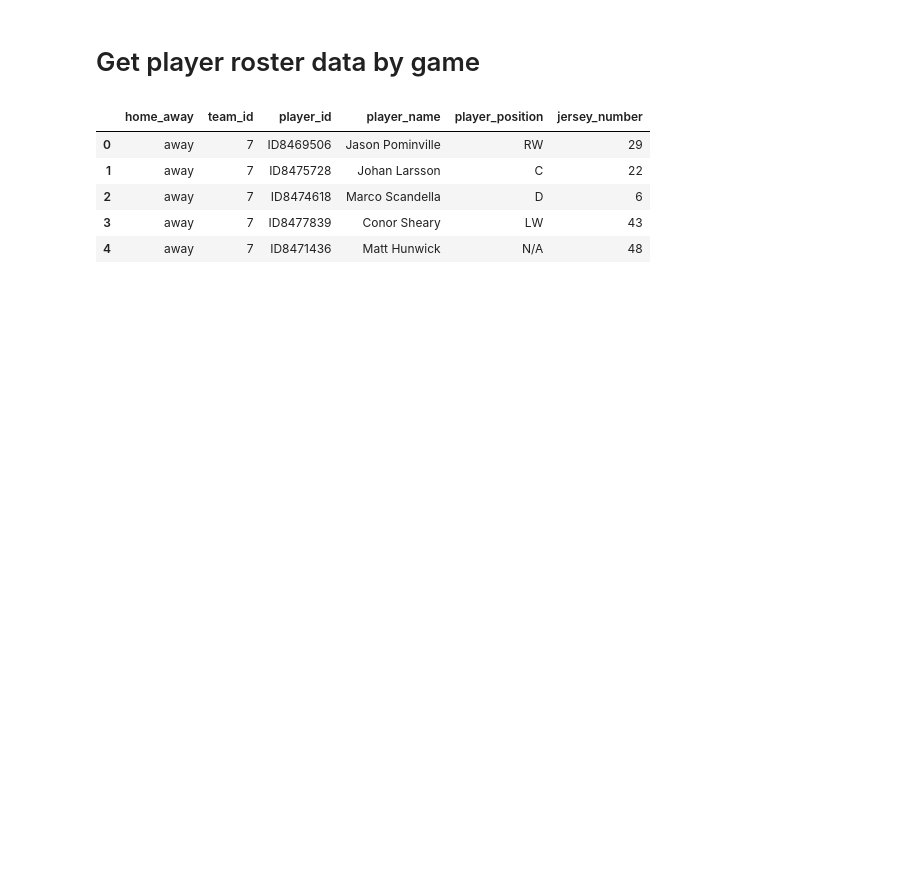
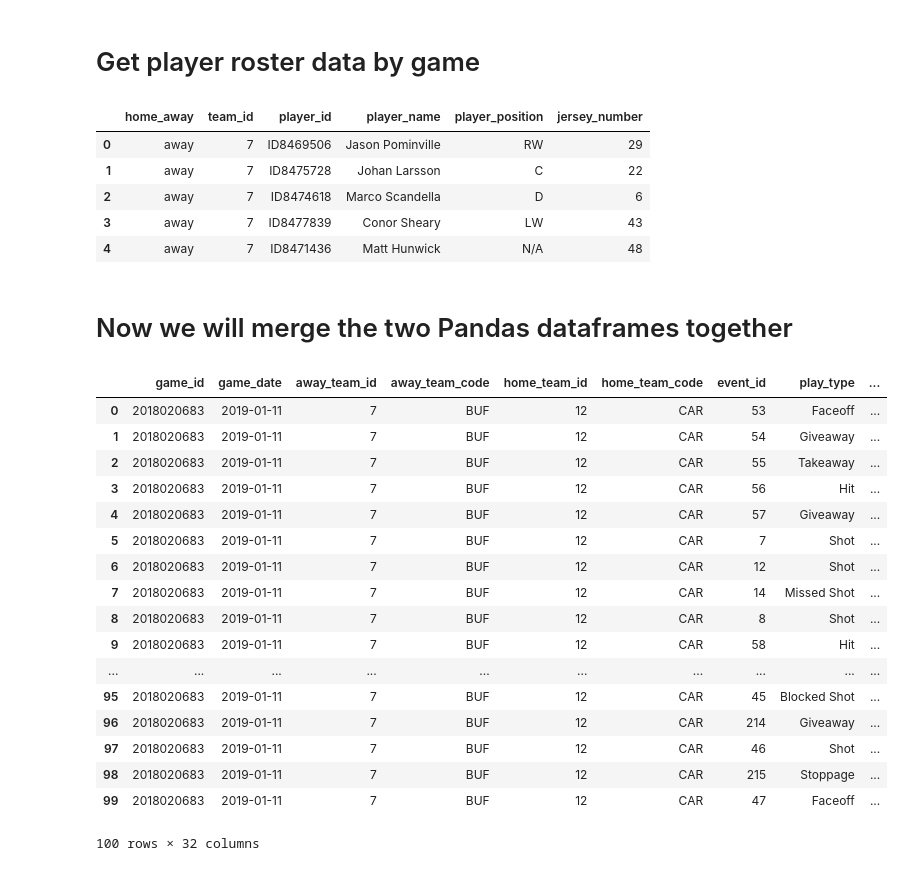
Before and after one commit to yanniskatsaros/hockey-analytics, a Jupyter notebook: nhl-merged-data.ipynb, the cells around one changed output. Cells and saved outputs as stored; diff of their text form; code cells hidden in the pictures; blank space fills up the shorter version.

```diff
--- a/nhl-merged-data.ipynb
+++ b/nhl-merged-data.ipynb
@@ -524,3 +364,39 @@ players.head()
 | 2 | away | 7 | ID8474618 | Marco Scandella | D | 6 |
 | 3 | away | 7 | ID8477839 | Conor Sheary | LW | 43 |
 | 4 | away | 7 | ID8471436 | Matt Hunwick | N/A | 48 |
+# %% [markdown]
+# Now we will merge the two Pandas dataframes together
+# %%
+plays_merge = plays_api.merge(plays_scrape[
+                             ['game_id',
+                              'period',
+                              'play_type_id',
+                              'time_elapsed',
+                              'strength',
+                              'away_on_ice',
+                              'home_on_ice',
+                              'away_1','away_2','away_3','away_4','away_5','away_6',
+                              'home_1','home_2','home_3','home_4','home_5','home_6'
+                             ]
+                            ], how = 'inner', on = ['game_id', 'period', 'play_type_id', 'time_elapsed'])
+
+plays_merge.head(100)
+# %% [output]
+|  | game_id | game_date | away_team_id | away_team_code | home_team_id | home_team_code | event_id | play_type | ... |
+| 0 | 2018020683 | 2019-01-11 | 7 | BUF | 12 | CAR | 53 | Faceoff | ... |
+| 1 | 2018020683 | 2019-01-11 | 7 | BUF | 12 | CAR | 54 | Giveaway | ... |
+| 2 | 2018020683 | 2019-01-11 | 7 | BUF | 12 | CAR | 55 | Takeaway | ... |
+| 3 | 2018020683 | 2019-01-11 | 7 | BUF | 12 | CAR | 56 | Hit | ... |
+| 4 | 2018020683 | 2019-01-11 | 7 | BUF | 12 | CAR | 57 | Giveaway | ... |
+| 5 | 2018020683 | 2019-01-11 | 7 | BUF | 12 | CAR | 7 | Shot | ... |
+| 6 | 2018020683 | 2019-01-11 | 7 | BUF | 12 | CAR | 12 | Shot | ... |
+| 7 | 2018020683 | 2019-01-11 | 7 | BUF | 12 | CAR | 14 | Missed Shot | ... |
+| 8 | 2018020683 | 2019-01-11 | 7 | BUF | 12 | CAR | 8 | Shot | ... |
+| 9 | 2018020683 | 2019-01-11 | 7 | BUF | 12 | CAR | 58 | Hit | ... |
+| ... | ... | ... | ... | ... | ... | ... | ... | ... | ... |
+| 95 | 2018020683 | 2019-01-11 | 7 | BUF | 12 | CAR | 45 | Blocked Shot | ... |
+| 96 | 2018020683 | 2019-01-11 | 7 | BUF | 12 | CAR | 214 | Giveaway | ... |
+| 97 | 2018020683 | 2019-01-11 | 7 | BUF | 12 | CAR | 46 | Shot | ... |
+| 98 | 2018020683 | 2019-01-11 | 7 | BUF | 12 | CAR | 215 | Stoppage | ... |
+| 99 | 2018020683 | 2019-01-11 | 7 | BUF | 12 | CAR | 47 | Faceoff | ... |
+100 rows × 32 columns
```
Also changed, not shown: parts of 13 cells of this notebook.
